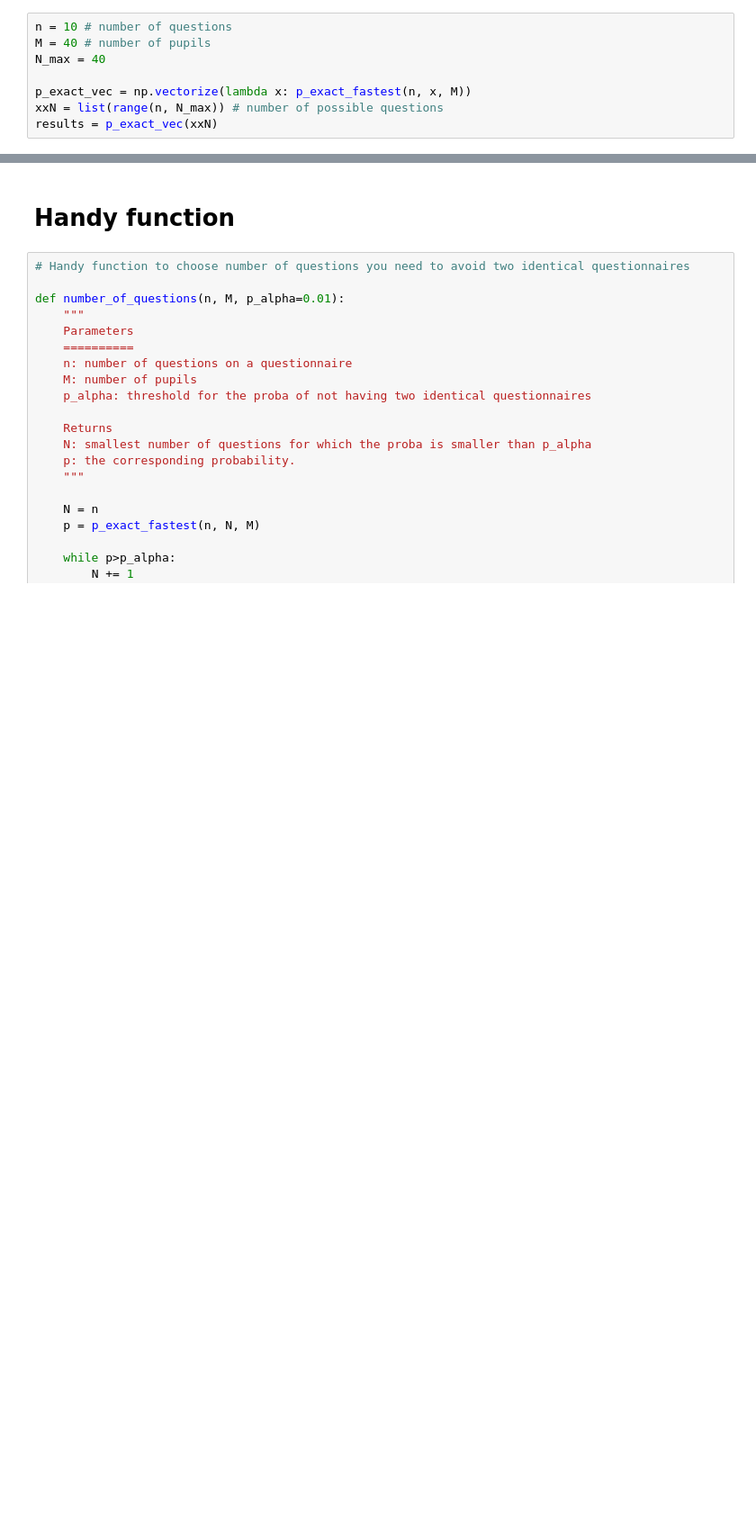
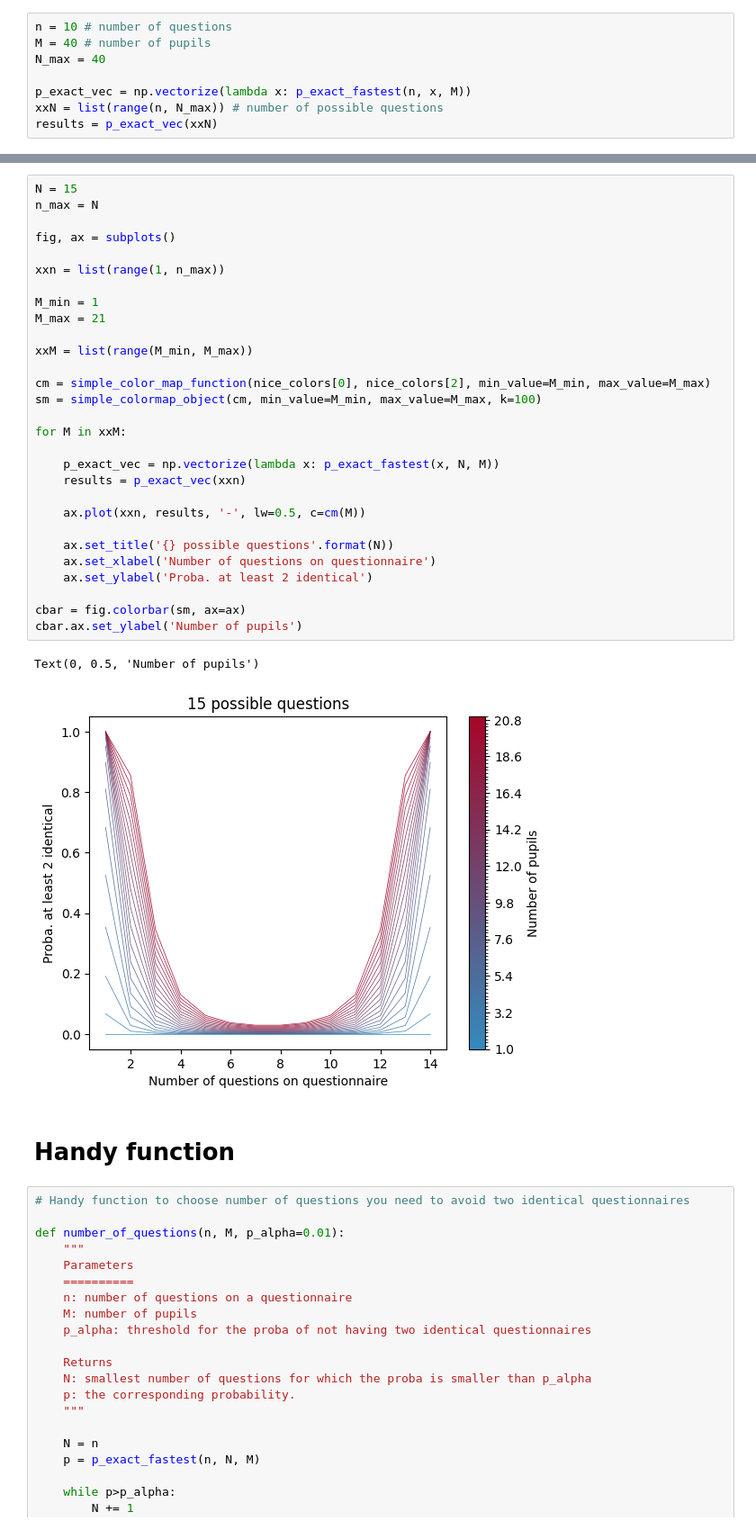
Before and after one commit to GGurtner/proba-questionnaire, a Jupyter notebook: Questionnaires.ipynb, the cells around one changed output, grey strips where cells are left out. Shown at 90% size. Cells and saved outputs as stored; diff of their text form; blank space fills up the shorter version.

```diff
--- a/Questionnaires.ipynb
+++ b/Questionnaires.ipynb
@@ -231,3 +324,35 @@ Text(0, 0.5, 'Proba. at least 2 identical')
+# %%
+N = 15
+n_max = N
+
+fig, ax = subplots()
+
+xxn = list(range(1, n_max))
+
+M_min = 1
+M_max = 21
+
+xxM = list(range(M_min, M_max))
+
+cm = simple_color_map_function(nice_colors[0], nice_colors[2], min_value=M_min, max_value=M_max)
+sm = simple_colormap_object(cm, min_value=M_min, max_value=M_max, k=100)
+
+for M in xxM:
+
+    p_exact_vec = np.vectorize(lambda x: p_exact_fastest(x, N, M))
+    results = p_exact_vec(xxn)
+
+    ax.plot(xxn, results, '-', lw=0.5, c=cm(M))
+
+    ax.set_title('{} possible questions'.format(N))
+    ax.set_xlabel('Number of questions on questionnaire')
+    ax.set_ylabel('Proba. at least 2 identical')
+
+cbar = fig.colorbar(sm, ax=ax)
+cbar.ax.set_ylabel('Number of pupils')
+# %% [output]
+Text(0, 0.5, 'Number of pupils')
+[figure, added]
 # %% [markdown]
 # Handy function
 # %%
```
Also changed, not shown: parts of 11 cells of this notebook, 1 other file.
